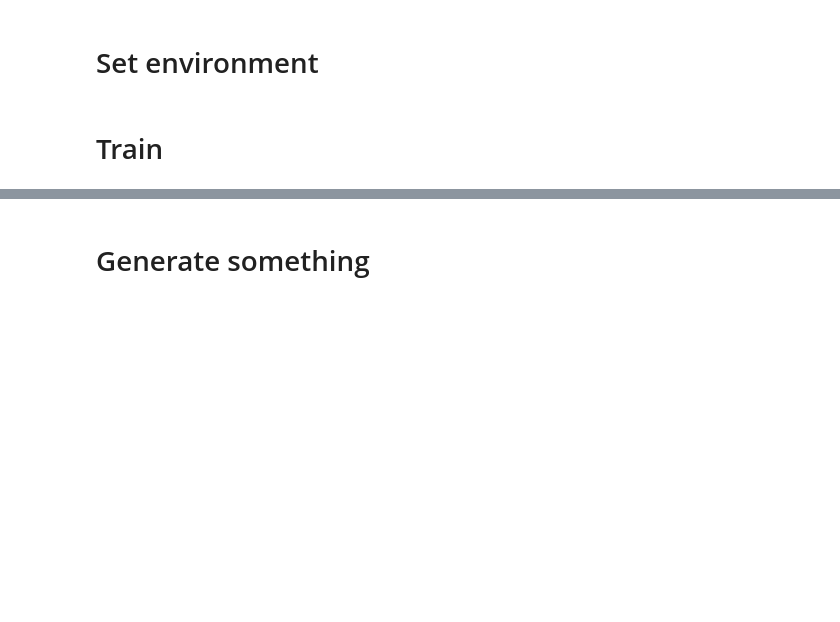
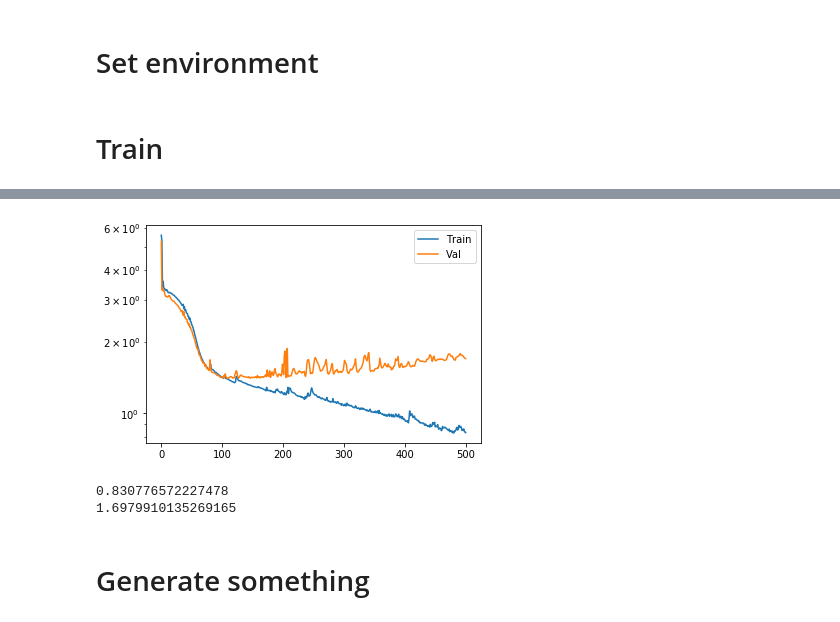
Before and after one commit to gilbertolem/ProgGen, a Jupyter notebook: main.ipynb, the cells around one changed output, grey strips where cells are left out. Saved outputs shown, nothing was run; the diff lists cells and outputs as text; code cells hidden in the pictures; blank space fills up the shorter version.

Commit message:
Implemented validation to compare within models

```diff
--- a/main.ipynb
+++ b/main.ipynb
@@ -34,7 +34,7 @@ words_text2num = load(open("maps/words_text2num.txt",'rb'))
 vocab_size = len(words_text2num)
 
 # Create training data
-mode = "all_keys"
 filters = {'author':'Charlie Parker', 'style':None}
-X = data_tools.musicxml2tensor(xml_directory, words_text2num, mode = mode, filters = filters) # (Seq x Batch x vocab_size)
-data = data_tools.TuneData(X)
+X_train, X_val = data_tools.musicxml2tensor(xml_directory, words_text2num, filters = filters) # (Seq x Batch x vocab_size)
+train_data = data_tools.TuneData(X_train)
+val_data = data_tools.TuneData(X_val)
@@ -48,8 +52,9 @@ model = ProgGen(input_size, hidden_size, num_layers, dropout)
 loss_fn = torch.nn.CrossEntropyLoss()
 
 # Define loader
-sampler = torch.utils.data.RandomSampler(data)
-loader = torch.utils.data.DataLoader(data, batch_size = 372, sampler = sampler, num_workers = 1 if use_gpu else 4)
+sampler = torch.utils.data.RandomSampler(train_data)
+train_loader = torch.utils.data.DataLoader(train_data, batch_size = 372, sampler = sampler, num_workers = 1 if use_gpu else 4)
+val_loader = torch.utils.data.DataLoader(val_data, batch_size = 372, num_workers = 1 if use_gpu else 4)
 
 if use_gpu:
     model = model.cuda()
@@ -60,5 +65,5 @@ lr = 1e-2
 optim = torch.optim.Adam(model.parameters(), lr=lr)
 # %%
 from utils.training import train
-epochs = 300
-losses = train(epochs, model, optim, loader, loss_fn, use_gpu)
+epochs = 500
+losses = train(epochs, model, optim, train_loader, val_loader, loss_fn, use_gpu)
@@ -70,3 +88,15 @@ plt.show()
+# %%
+plt.semilogy(losses[0], label='Train')
+plt.semilogy(losses[1], label='Val')
+plt.legend()
+plt.show()
+import numpy as np
+print(losses[0][-1])
+print(losses[1][-1])
+# %% [output]
+[figure, added]
+0.830776572227478
+1.6979910135269165
 # %% [markdown]
 # Generate something
 # %%
```
Also changed, not shown: parts of 7 cells of this notebook, 7 other files.
